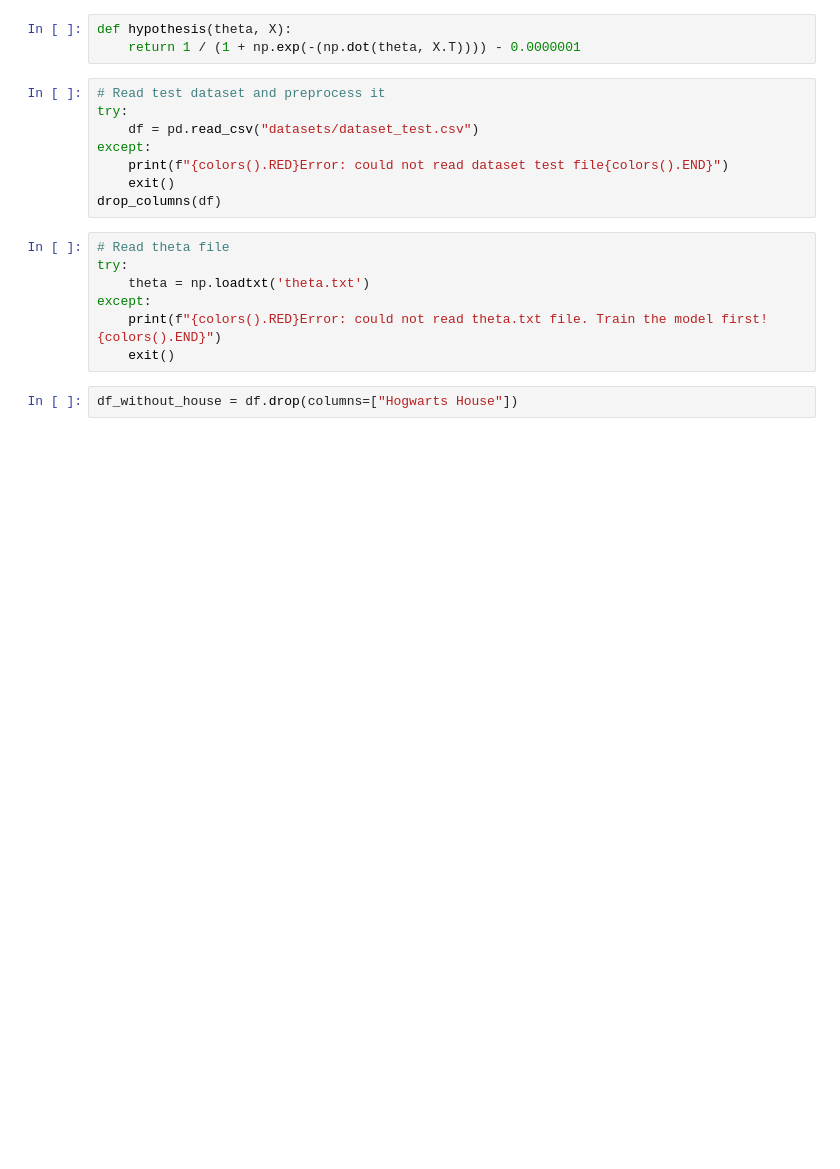
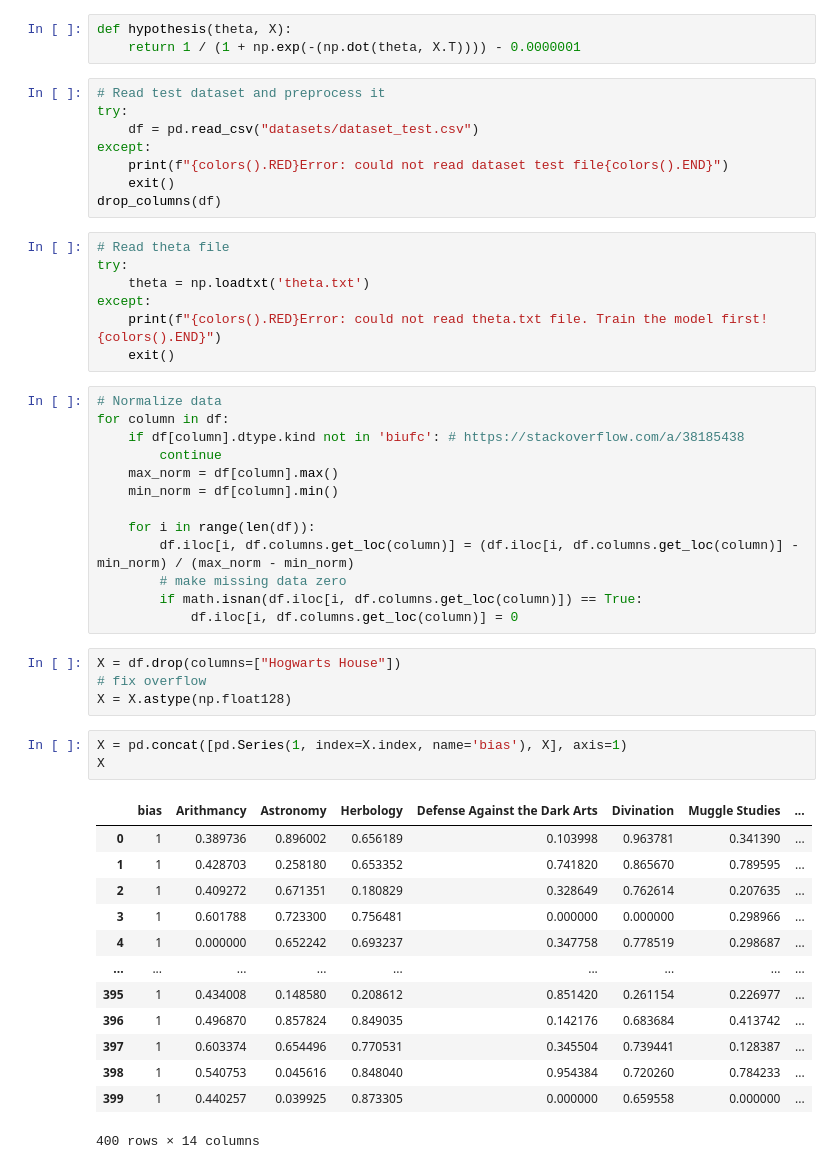
Before and after one commit to raweber42/dslr, a Jupyter notebook: logreg_predict.ipynb, the cells around one changed output. Saved outputs shown, nothing was run; the diff lists cells and outputs as text; blank space fills up the shorter version.

Commit message:
Add houses.csv prediction

```diff
--- a/logreg_predict.ipynb
+++ b/logreg_predict.ipynb
@@ -33,5 +33,37 @@ try:
 except:
     print(f"{colors().RED}Error: could not read theta.txt file. Train the model first!{colors().END}")
     exit()
+# %%
+# Normalize data
+for column in df:
+    if df[column].dtype.kind not in 'biufc': # https://stackoverflow.com/a/38185438
+        continue
+    max_norm = df[column].max()
+    min_norm = df[column].min()
+
+    for i in range(len(df)):
+        df.iloc[i, df.columns.get_loc(column)] = (df.iloc[i, df.columns.get_loc(column)] - min_norm) / (max_norm - min_norm)
+        # make missing data zero
+        if math.isnan(df.iloc[i, df.columns.get_loc(column)]) == True:
+            df.iloc[i, df.columns.get_loc(column)] = 0
 # %%
-df_without_house = df.drop(columns=["Hogwarts House"])
+X = df.drop(columns=["Hogwarts House"])
+# fix overflow
+X = X.astype(np.float128)
+# %%
+X = pd.concat([pd.Series(1, index=X.index, name='bias'), X], axis=1)
+X
+# %% [output]
+|  | bias | Arithmancy | Astronomy | Herbology | Defense Against the Dark Arts | Divination | Muggle Studies | ... |
+| 0 | 1 | 0.389736 | 0.896002 | 0.656189 | 0.103998 | 0.963781 | 0.341390 | ... |
+| 1 | 1 | 0.428703 | 0.258180 | 0.653352 | 0.741820 | 0.865670 | 0.789595 | ... |
+| 2 | 1 | 0.409272 | 0.671351 | 0.180829 | 0.328649 | 0.762614 | 0.207635 | ... |
+| 3 | 1 | 0.601788 | 0.723300 | 0.756481 | 0.000000 | 0.000000 | 0.298966 | ... |
+| 4 | 1 | 0.000000 | 0.652242 | 0.693237 | 0.347758 | 0.778519 | 0.298687 | ... |
+| ... | ... | ... | ... | ... | ... | ... | ... | ... |
+| 395 | 1 | 0.434008 | 0.148580 | 0.208612 | 0.851420 | 0.261154 | 0.226977 | ... |
+| 396 | 1 | 0.496870 | 0.857824 | 0.849035 | 0.142176 | 0.683684 | 0.413742 | ... |
+| 397 | 1 | 0.603374 | 0.654496 | 0.770531 | 0.345504 | 0.739441 | 0.128387 | ... |
+| 398 | 1 | 0.540753 | 0.045616 | 0.848040 | 0.954384 | 0.720260 | 0.784233 | ... |
+| 399 | 1 | 0.440257 | 0.039925 | 0.873305 | 0.000000 | 0.659558 | 0.000000 | ... |
+400 rows × 14 columns
```
Also changed, not shown: parts of 7 cells of this notebook, 2 other files.
